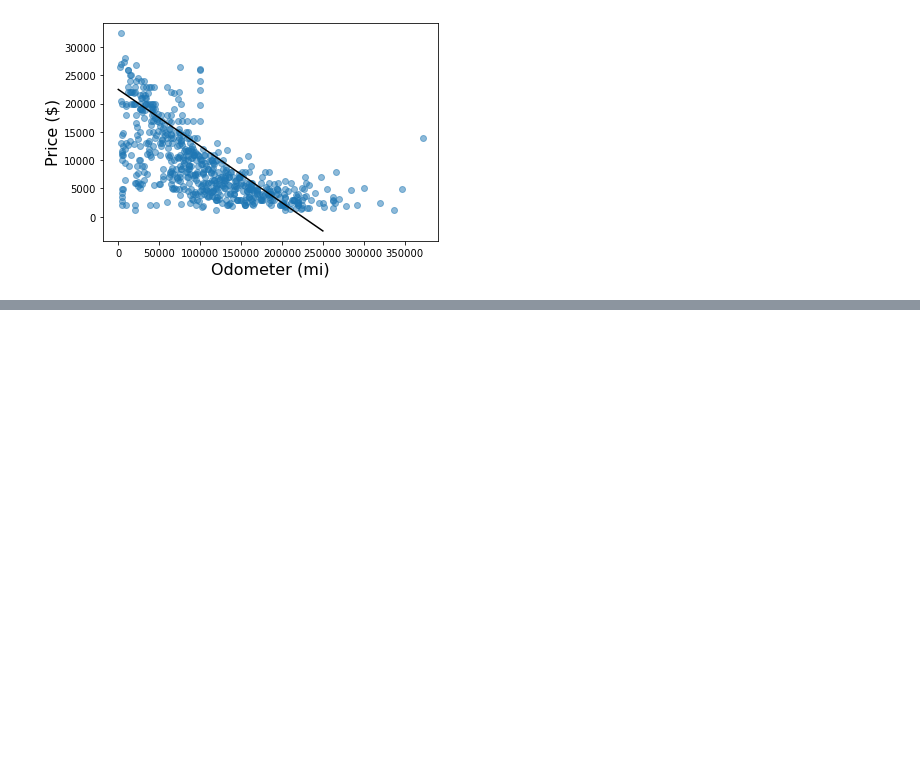
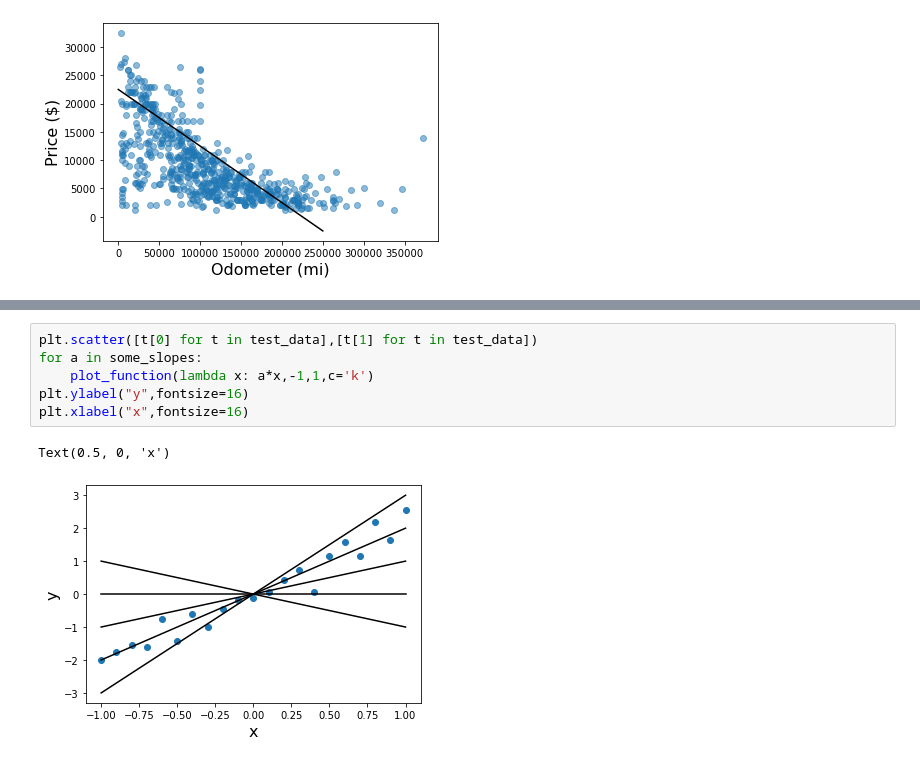
Before and after one commit to Sakurajima-sight/Mathematics-for-programmers-Python, a Jupyter notebook: Chapter 14/Untitled.ipynb, the cells around one changed output, grey strips where cells are left out. Saved outputs shown, nothing was run; the diff lists cells and outputs as text; blank space fills up the shorter version.

```diff
--- a/Chapter 14/Untitled.ipynb
+++ b/Chapter 14/Untitled.ipynb
@@ -186,0 +204,9 @@ plot_function(p3,0,250000,c='k')
+# %%
+plt.scatter([t[0] for t in test_data],[t[1] for t in test_data])
+for a in some_slopes:
+    plot_function(lambda x: a*x,-1,1,c='k')
+plt.ylabel("y",fontsize=16)
+plt.xlabel("x",fontsize=16)
+# %% [output]
+Text(0.5, 0, 'x')
+[figure, added]
```
Also changed, not shown: parts of 44 cells of this notebook, 2 other files.
